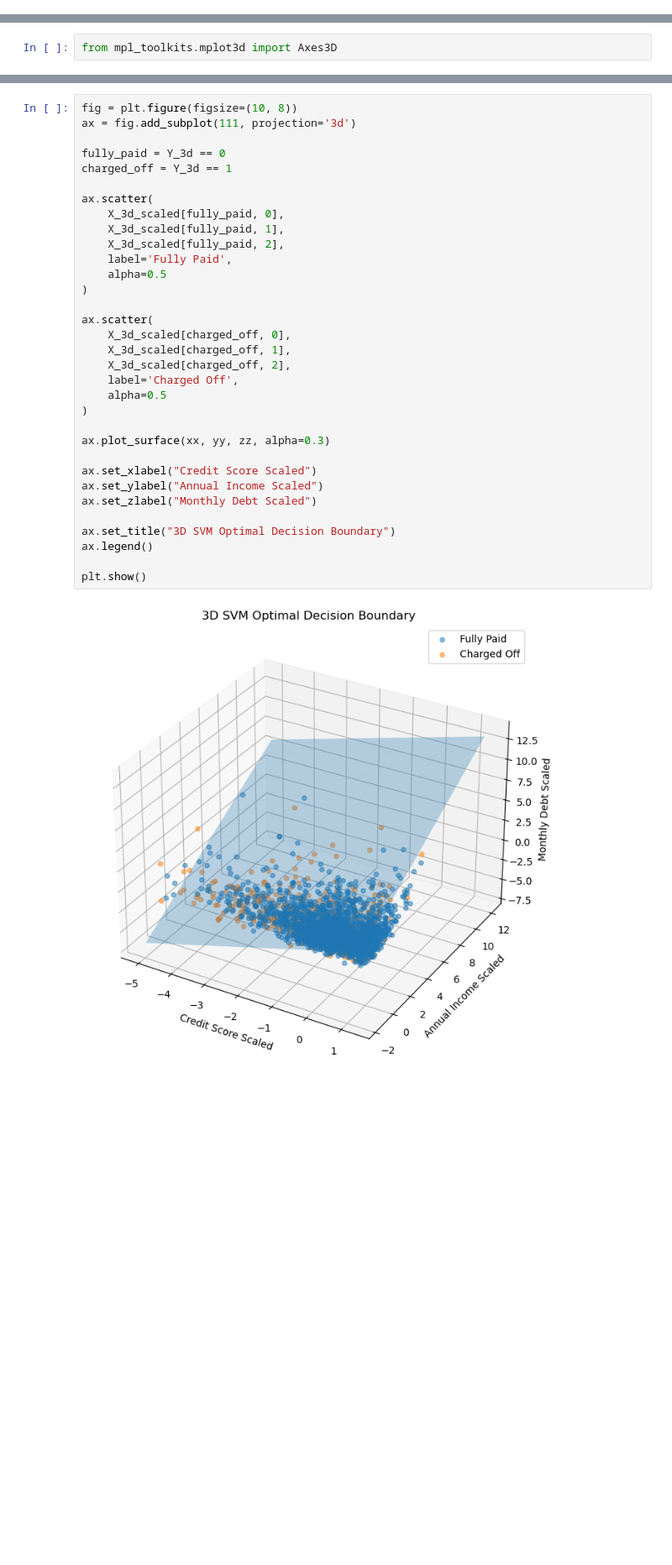
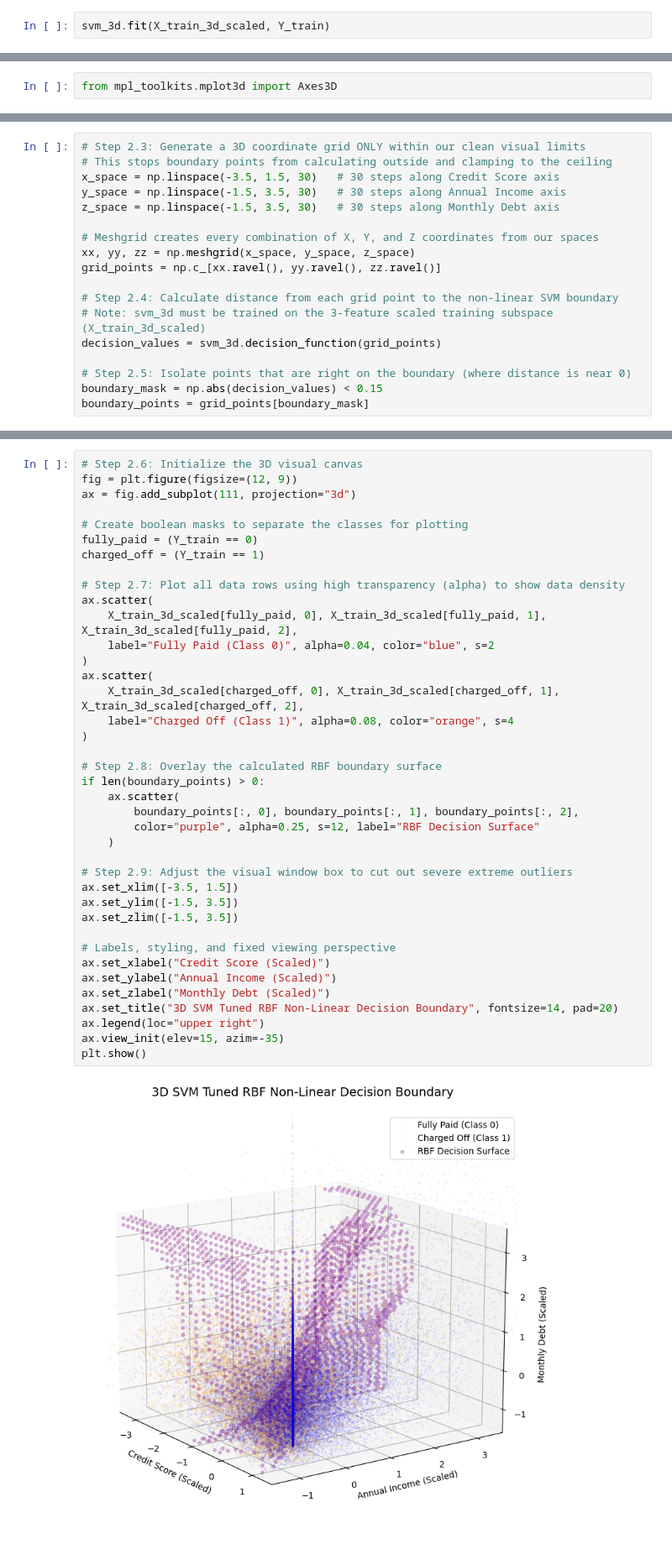
Before and after one commit to PratikG091202/credit-risk-prediction-ml, a Jupyter notebook: credit_risk_analysis.ipynb, the cells around one changed output, grey strips where cells are left out. Shown at 84% size. Cells and saved outputs as stored; diff of their text form; blank space fills up the shorter version.

```diff
--- a/credit_risk_analysis.ipynb
+++ b/credit_risk_analysis.ipynb
@@ -646,0 +736,2 @@ SVC(class_weight='balanced', kernel='linear')
+# %%
+svm_3d.fit(X_train_3d_scaled, Y_train)
@@ -660,0 +744,18 @@ zz = (-w[0] * xx - w[1] * yy - b) / w[2]
+# %%
+# Step 2.3: Generate a 3D coordinate grid ONLY within our clean visual limits
+# This stops boundary points from calculating outside and clamping to the ceiling
+x_space = np.linspace(-3.5, 1.5, 30)   # 30 steps along Credit Score axis
+y_space = np.linspace(-1.5, 3.5, 30)   # 30 steps along Annual Income axis
+z_space = np.linspace(-1.5, 3.5, 30)   # 30 steps along Monthly Debt axis
+
+# Meshgrid creates every combination of X, Y, and Z coordinates from our spaces
+xx, yy, zz = np.meshgrid(x_space, y_space, z_space)
+grid_points = np.c_[xx.ravel(), yy.ravel(), zz.ravel()]
+
+# Step 2.4: Calculate distance from each grid point to the non-linear SVM boundary
+# Note: svm_3d must be trained on the 3-feature scaled training subspace (X_train_3d_scaled)
+decision_values = svm_3d.decision_function(grid_points)
+
+# Step 2.5: Isolate points that are right on the boundary (where distance is near 0)
+boundary_mask = np.abs(decision_values) < 0.15
+boundary_points = grid_points[boundary_mask]
@@ -661,35 +772,41 @@ zz = (-w[0] * xx - w[1] * yy - b) / w[2]
 # %%
-fig = plt.figure(figsize=(10, 8))
-ax = fig.add_subplot(111, projection='3d')
+# Step 2.6: Initialize the 3D visual canvas
+fig = plt.figure(figsize=(12, 9))
+ax = fig.add_subplot(111, projection="3d")
 
-fully_paid = Y_3d == 0
-charged_off = Y_3d == 1
+# Create boolean masks to separate the classes for plotting
+fully_paid = (Y_train == 0)
+charged_off = (Y_train == 1)
 
+# Step 2.7: Plot all data rows using high transparency (alpha) to show data density
 ax.scatter(
-    X_3d_scaled[fully_paid, 0],
-    X_3d_scaled[fully_paid, 1],
-    X_3d_scaled[fully_paid, 2],
-    label='Fully Paid',
-    alpha=0.5
+    X_train_3d_scaled[fully_paid, 0], X_train_3d_scaled[fully_paid, 1], X_train_3d_scaled[fully_paid, 2],
+    label="Fully Paid (Class 0)", alpha=0.04, color="blue", s=2
+)
+ax.scatter(
+    X_train_3d_scaled[charged_off, 0], X_train_3d_scaled[charged_off, 1], X_train_3d_scaled[charged_off, 2],
+    label="Charged Off (Class 1)", alpha=0.08, color="orange", s=4
 )
 
-ax.scatter(
-    X_3d_scaled[charged_off, 0],
-    X_3d_scaled[charged_off, 1],
-    X_3d_scaled[charged_off, 2],
-    label='Charged Off',
-    alpha=0.5
-)
+# Step 2.8: Overlay the calculated RBF boundary surface
+if len(boundary_points) > 0:
+    ax.scatter(
+        boundary_points[:, 0], boundary_points[:, 1], boundary_points[:, 2],
+        color="purple", alpha=0.25, s=12, label="RBF Decision Surface"
+    )
 
-ax.plot_surface(xx, yy, zz, alpha=0.3)
+# Step 2.9: Adjust the visual window box to cut out severe extreme outliers
+ax.set_xlim([-3.5, 1.5])
+ax.set_ylim([-1.5, 3.5])
+ax.set_zlim([-1.5, 3.5])
 
-ax.set_xlabel("Credit Score Scaled")
-ax.set_ylabel("Annual Income Scaled")
-ax.set_zlabel("Monthly Debt Scaled")
-
-ax.set_title("3D SVM Optimal Decision Boundary")
-ax.legend()
-
+# Labels, styling, and fixed viewing perspective
+ax.set_xlabel("Credit Score (Scaled)")
+ax.set_ylabel("Annual Income (Scaled)")
+ax.set_zlabel("Monthly Debt (Scaled)")
+ax.set_title("3D SVM Tuned RBF Non-Linear Decision Boundary", fontsize=14, pad=20)
+ax.legend(loc="upper right")
+ax.view_init(elev=15, azim=-35)
 plt.show()
 # %% [output]
-[figure, old version]
+[figure, new version]
```
Also changed, not shown: parts of 183 cells of this notebook.
